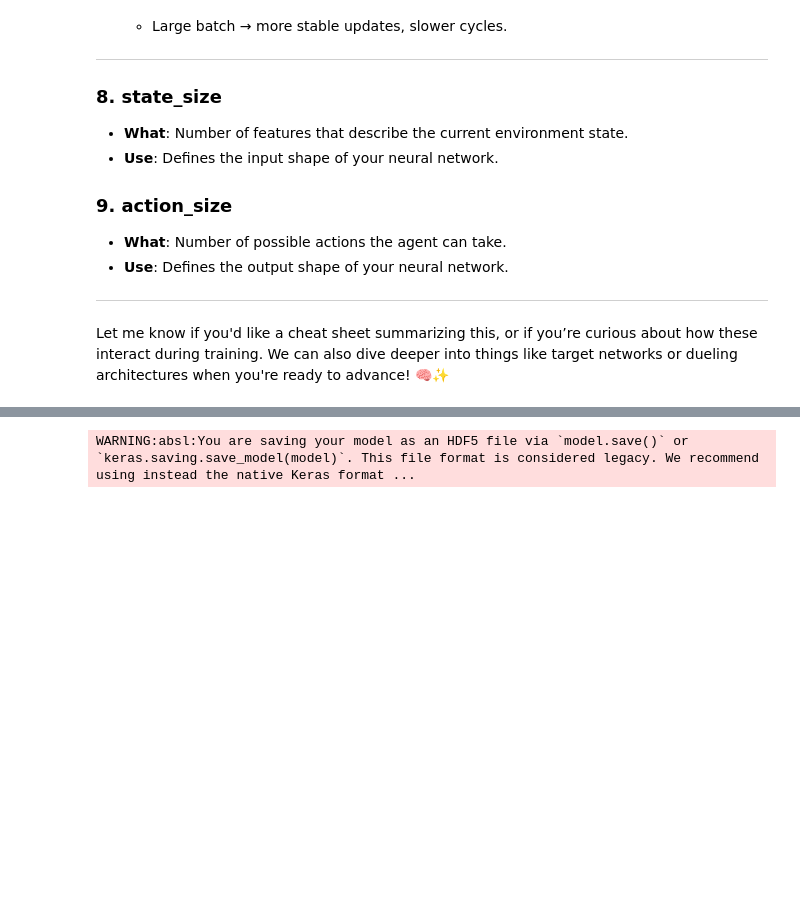
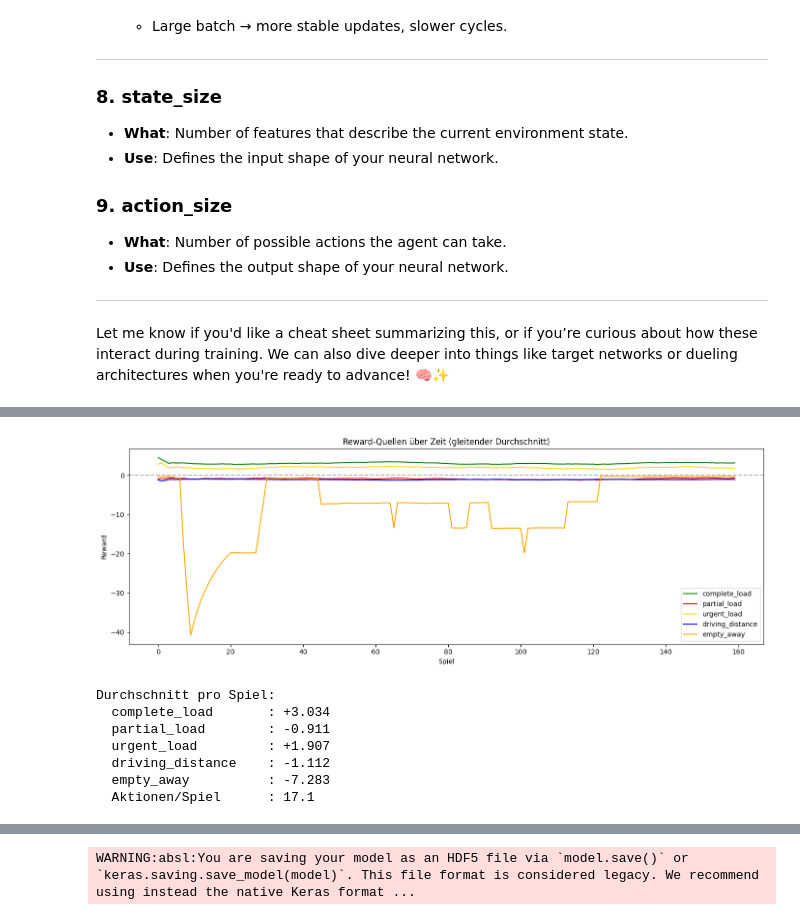
Before and after one commit to Johanne-ve/ReinforcementLearning, a Jupyter notebook: factory_for_learning_storage_pre_training.ipynb, the cells around one changed output, grey strips where cells are left out. Cells and saved outputs as stored; diff of their text form; code cells hidden in the pictures; blank space fills up the shorter version.

```diff
--- a/factory_for_learning_storage_pre_training.ipynb
+++ b/factory_for_learning_storage_pre_training.ipynb
@@ -237,0 +321,40 @@ for i in range(0,len(reward_vec),GAMES_PER_EPISODE):
+# %%
+import matplotlib.pyplot as plt
+import numpy as np
+
+keys = ['complete_load', 'partial_load', 'urgent_load', 'driving_distance', 'empty_away']
+colors = ['green', 'red', 'gold', 'blue', 'orange']
+
+plt.figure(figsize=(14, 5))
+
+# Gleitender Durchschnitt pro Komponente
+window = 20
+for key, color in zip(keys, colors):
+    values = [t[key] for t in tracker_vec]
+    moving_avg = [np.mean(values[max(0,i-window):i+1])
+                  for i in range(len(values))]
+    plt.plot(moving_avg, label=key, color=color)
+
+plt.axhline(y=0, color='black', linestyle='--', alpha=0.3)
+plt.title("Reward-Quellen über Zeit (gleitender Durchschnitt)")
+plt.xlabel("Spiel")
+plt.ylabel("Reward")
+plt.legend()
+plt.tight_layout()
+plt.show()
+
+# Durchschnitt pro Komponente über alle Spiele
+print("\nDurchschnitt pro Spiel:")
+for key in keys:
+    values = [t[key] for t in tracker_vec]
+    print(f"  {key:20s}: {np.mean(values):+.3f}")
+print(f"  {'Aktionen/Spiel':20s}: {np.mean([t['count_actions'] for t in tracker_vec]):.1f}")
+# %% [output]
+[figure, added]
+Durchschnitt pro Spiel:
+  complete_load       : +3.034
+  partial_load        : -0.911
+  urgent_load         : +1.907
+  driving_distance    : -1.112
+  empty_away          : -7.283
+  Aktionen/Spiel      : 17.1
```
Also changed, not shown: parts of 7 cells of this notebook, 6 other files.
